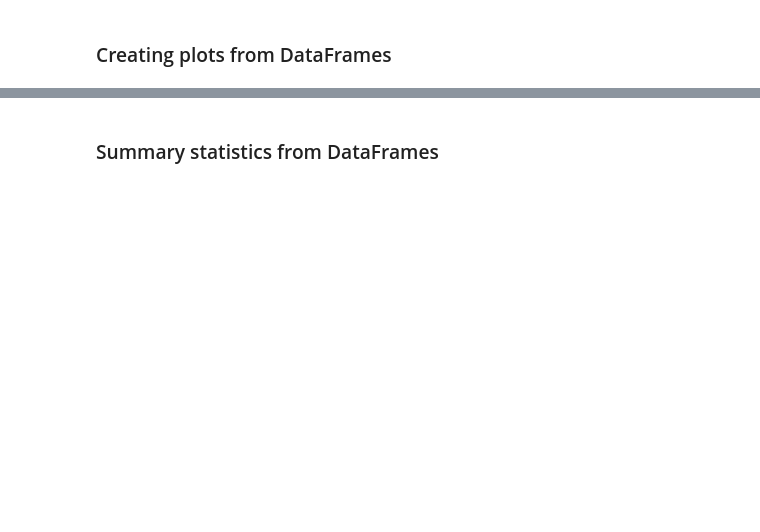
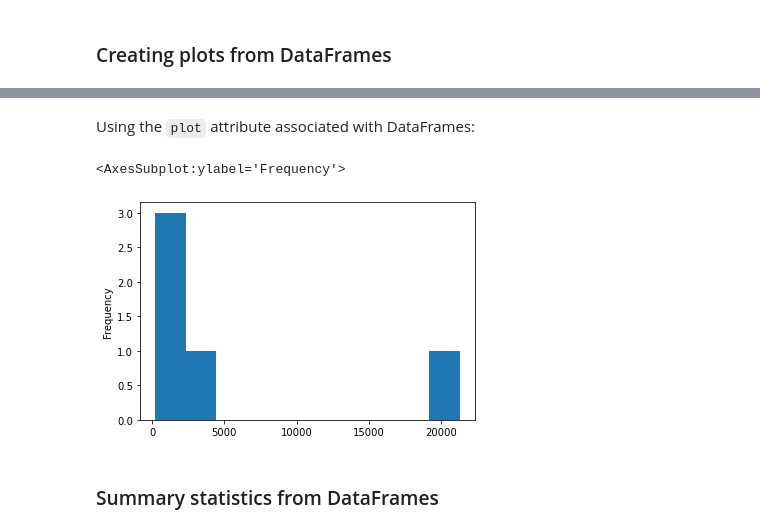
Before and after one commit to bio208fs-class/bio208fs-lecture, a Jupyter notebook: notebooks/class06-live-coding.ipynb, the cells around one changed output, grey strips where cells are left out. Drawn from its saved outputs; the diff is of its cells as text; code cells hidden in the pictures; blank space fills up the shorter version.

```diff
--- a/notebooks/class06-live-coding.ipynb
+++ b/notebooks/class06-live-coding.ipynb
@@ -48,2 +304,9 @@ df = pd.DataFrame({
+# %% [markdown]
+Using the `plot` attribute associated with DataFrames:
+# %%
+df.Length.plot.hist()
+# %% [output]
+<AxesSubplot:ylabel='Frequency'>
+[figure, added]
 # %% [markdown]
 ### Summary statistics from DataFrames
```
Also changed, not shown: parts of 74 cells of this notebook.
